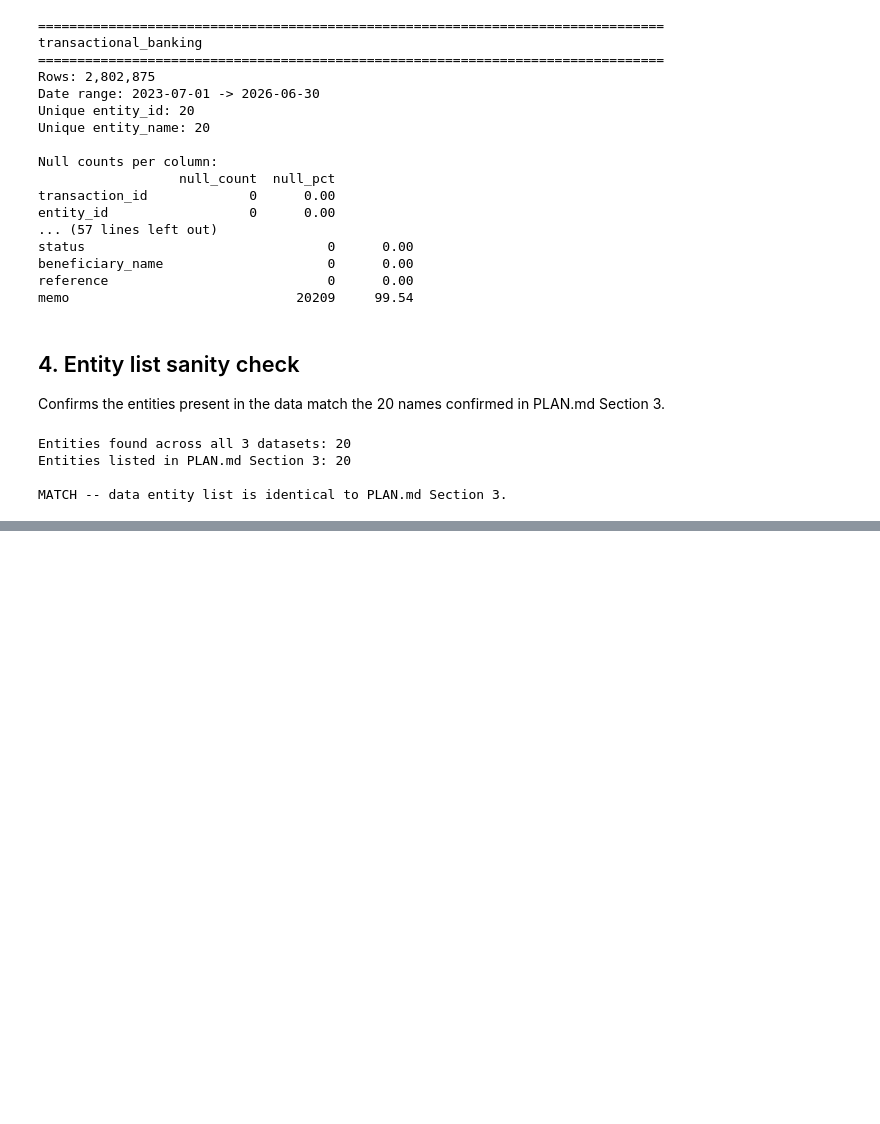
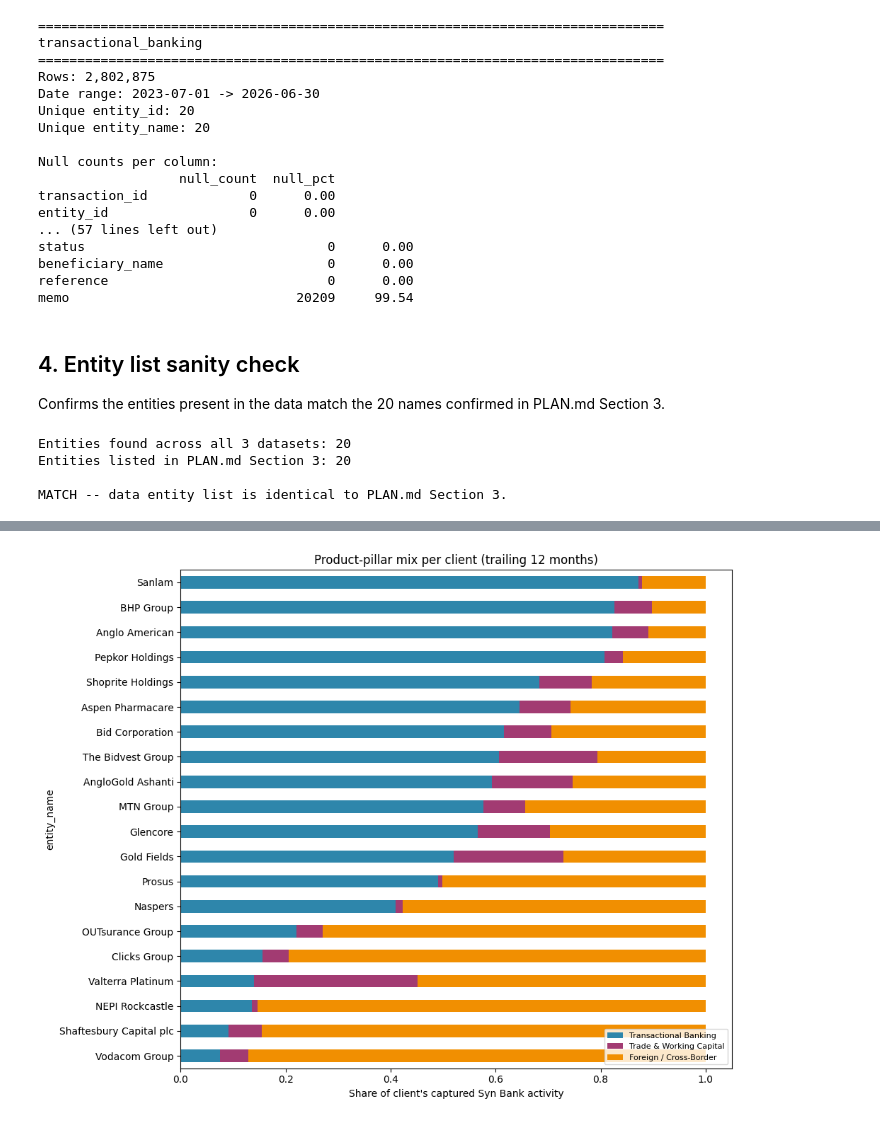
Before and after one commit to wiz-20/Root3, a Jupyter notebook: wallet_engine.ipynb, the cells around one changed output, grey strips where cells are left out. Saved outputs shown, nothing was run; the diff lists cells and outputs as text; code cells hidden in the pictures; blank space fills up the shorter version.

```diff
--- a/wallet_engine.ipynb
+++ b/wallet_engine.ipynb
@@ -127,0 +134,10 @@ MATCH -- data entity list is identical to PLAN.md Section 3.
+# %%
+EXTRACTED_DIR = DATA_DIR / "hackathon-finreports" / "_extracted"
+
+pillar_wide = pd.read_csv(EXTRACTED_DIR / "pillar_spend_wide.csv")
+pillar_cols = ["Transactional Banking", "Trade & Working Capital", "Foreign / Cross-Border"]
+
+print(f"{len(pillar_wide)} clients x 3 pillars, trailing 12mo gross flow (ZAR)")
+pillar_wide[["entity_name", "sector"] + pillar_cols + ["total_internal_spend_zar"]].sort_values(
+    "total_internal_spend_zar", ascending=False
+)
@@ -127,0 +163,13 @@ MATCH -- data entity list is identical to PLAN.md Section 3.
+# %%
+pct_cols = [f"{c} % of total" for c in pillar_cols]
+plot_df = pillar_wide.set_index("entity_name")[pct_cols].sort_values(pct_cols[0])
+
+fig, ax = plt.subplots(figsize=(10, 8))
+plot_df.plot(kind="barh", stacked=True, ax=ax, color=["#2E86AB", "#A23B72", "#F18F01"])
+ax.set_xlabel("Share of client's captured Syn Bank activity")
+ax.set_title("Product-pillar mix per client (trailing 12 months)")
+ax.legend(pillar_cols, loc="lower right", fontsize=8)
+plt.tight_layout()
+plt.show()
+# %% [output]
+[figure, added]
```
Also changed, not shown: parts of 6 cells of this notebook, 8 other files.
